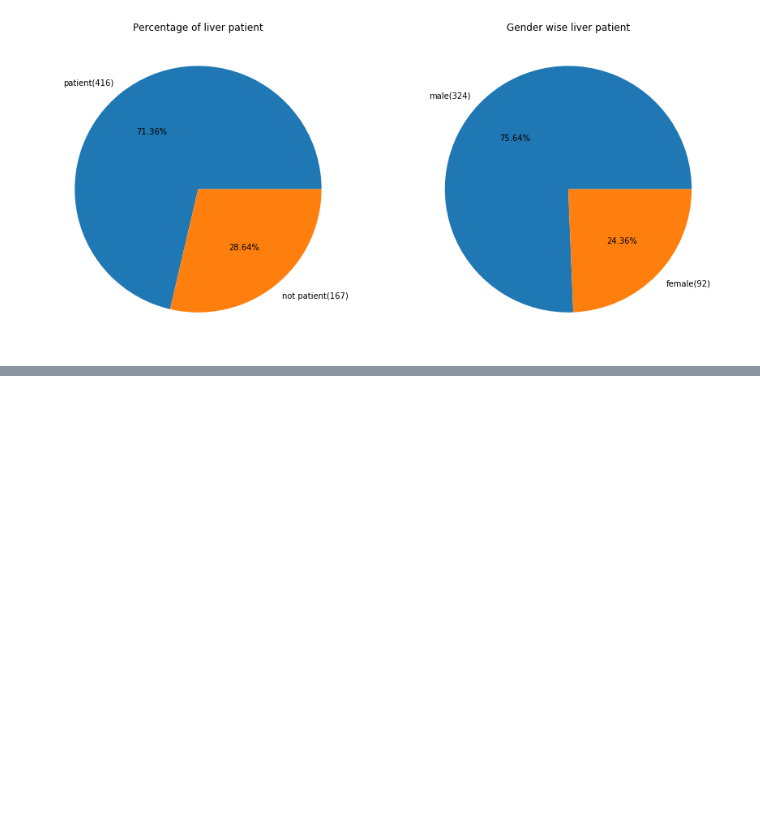
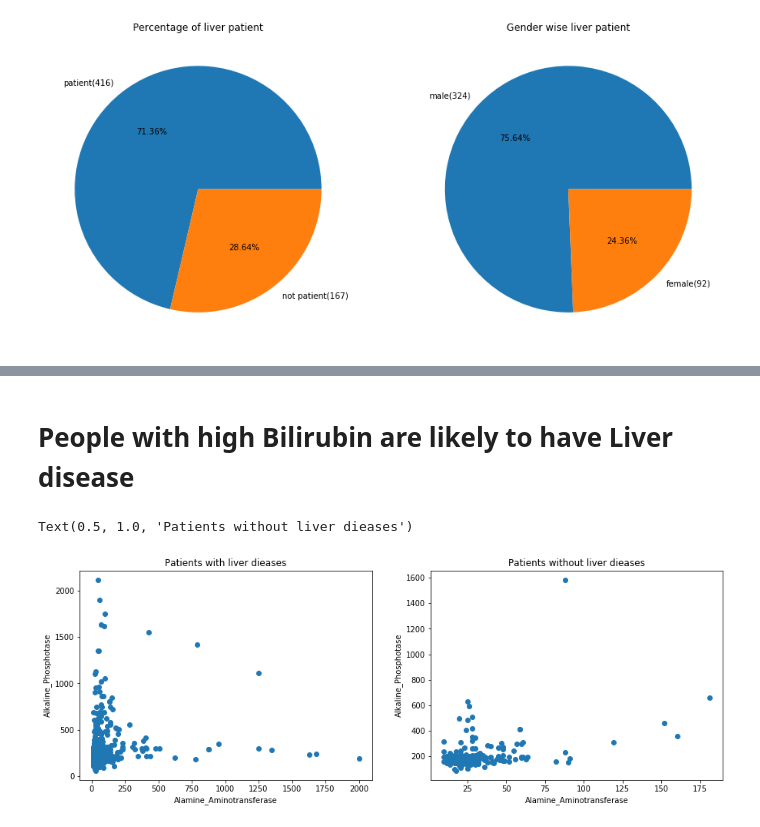
Before and after one commit to k1h1a1n/Analysis, a Jupyter notebook: Indian Liver Patients.ipynb, the cells around one changed output, grey strips where cells are left out. Drawn from its saved outputs; the diff is of its cells as text; code cells hidden in the pictures; blank space fills up the shorter version.

```diff
--- a/Indian Liver Patients.ipynb
+++ b/Indian Liver Patients.ipynb
@@ -91,0 +98,15 @@ Text(0.5, 1.0, 'Gender wise liver patient')
+# %% [markdown]
+# People with high Bilirubin are likely to have Liver disease
+# %%
+fig1, axes=plt.subplots(nrows=1, ncols=2,figsize=(15,5))
+axes[0].scatter(x='Alamine_Aminotransferase',y='Alkaline_Phosphotase',data=df[df['Dataset']==1])
+axes[1].scatter(x='Alamine_Aminotransferase',y='Alkaline_Phosphotase',data=df[df['Dataset']==2])
+axes[0].set_xlabel('Alamine_Aminotransferase')
+axes[0].set_ylabel('Alkaline_Phosphotase')
+axes[0].set_title ('Patients with liver dieases')
+axes[1].set_xlabel('Alamine_Aminotransferase')
+axes[1].set_ylabel('Alkaline_Phosphotase')
+axes[1].set_title ('Patients without liver dieases')
+# %% [output]
+Text(0.5, 1.0, 'Patients without liver dieases')
+[figure, added]
```
Also changed, not shown: parts of 4 cells of this notebook.
